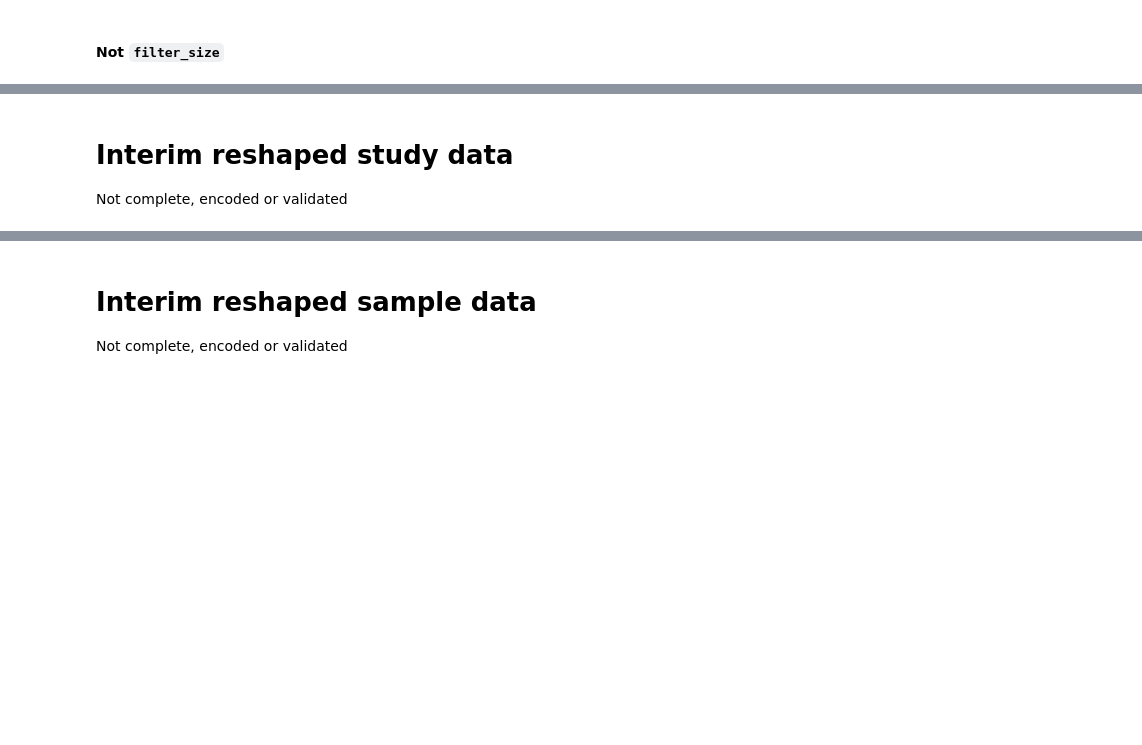
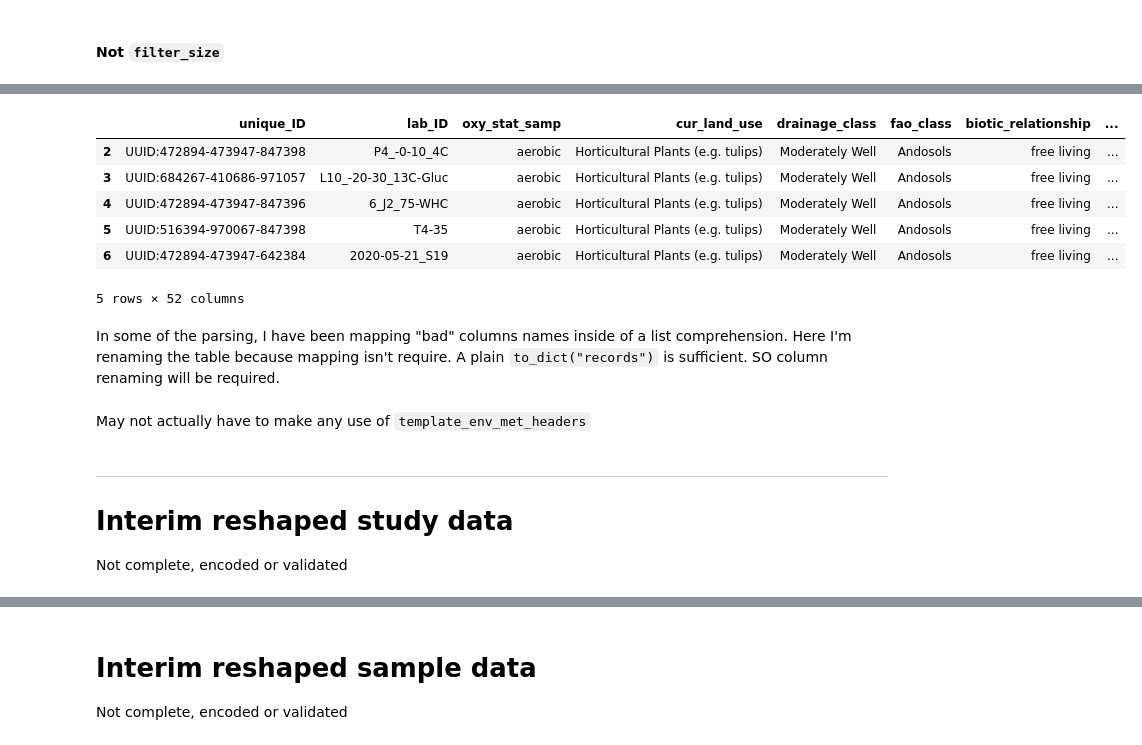
Before and after one commit to microbiomedata/nmdc-metadata, a Jupyter notebook: notebooks/nmdc_metadata_issue_375_prototype.ipynb, the cells around one changed output, grey strips where cells are left out. Drawn from its saved outputs; the diff is of its cells as text; code cells hidden in the pictures; blank space fills up the shorter version.

```diff
--- a/notebooks/nmdc_metadata_issue_375_prototype.ipynb
+++ b/notebooks/nmdc_metadata_issue_375_prototype.ipynb
@@ -1697,0 +1587,11 @@ cumulative_json_merge = merge_j_on_index(cumulative_json_merge, sf_row_list)
+# %%
+template_env_met_frame = pd.read_excel(
+    template_file, sheet_name="EnvironmentalMetadata"
+)
+# template_env_met_frame
+# %%
+template_env_met_headers_cols = pd.Series(template_env_met_frame.columns)
+
+firstbad = template_env_met_headers_cols.str.contains("Unnamed|#N/A").idxmax()
+
+goodcols = list(template_env_met_headers_cols[0:firstbad])
@@ -1697,0 +1606,13 @@ cumulative_json_merge = merge_j_on_index(cumulative_json_merge, sf_row_list)
+# %%
+template_env_met_content = template_env_met_frame.loc[2:, goodcols]
+template_env_met_content
+# %% [output]
+|  | unique_ID | lab_ID | oxy_stat_samp | cur_land_use | drainage_class | fao_class | biotic_relationship | ... |
+| 2 | UUID:472894-473947-847398 | P4_-0-10_4C | aerobic | Horticultural Plants (e.g. tulips) | Moderately Well | Andosols | free living | ... |
+| 3 | UUID:684267-410686-971057 | L10_-20-30_13C-Gluc | aerobic | Horticultural Plants (e.g. tulips) | Moderately Well | Andosols | free living | ... |
+| 4 | UUID:472894-473947-847396 | 6_J2_75-WHC | aerobic | Horticultural Plants (e.g. tulips) | Moderately Well | Andosols | free living | ... |
+| 5 | UUID:516394-970067-847398 | T4-35 | aerobic | Horticultural Plants (e.g. tulips) | Moderately Well | Andosols | free living | ... |
+| 6 | UUID:472894-473947-642384 | 2020-05-21_S19 | aerobic | Horticultural Plants (e.g. tulips) | Moderately Well | Andosols | free living | ... |
+5 rows × 52 columns
+# %% [markdown]
+In some of the parsing, I have been mapping "bad" columns names inside of a list comprehension. Here I'm renaming the table because mapping isn't require. A plain `to_dict("records")` is sufficient. SO column renaming will be required.
@@ -1697,0 +1627,2 @@ cumulative_json_merge = merge_j_on_index(cumulative_json_merge, sf_row_list)
+# %% [markdown]
+May not actually have to make any use of `template_env_met_headers`
@@ -1698,4 +1632,6 @@ cumulative_json_merge = merge_j_on_index(cumulative_json_merge, sf_row_list)
 # %% [markdown]
+----
+
 # Interim reshaped study data
 
 Not complete, encoded or validated
```
Also changed, not shown: parts of 137 cells of this notebook, 1 other file.
